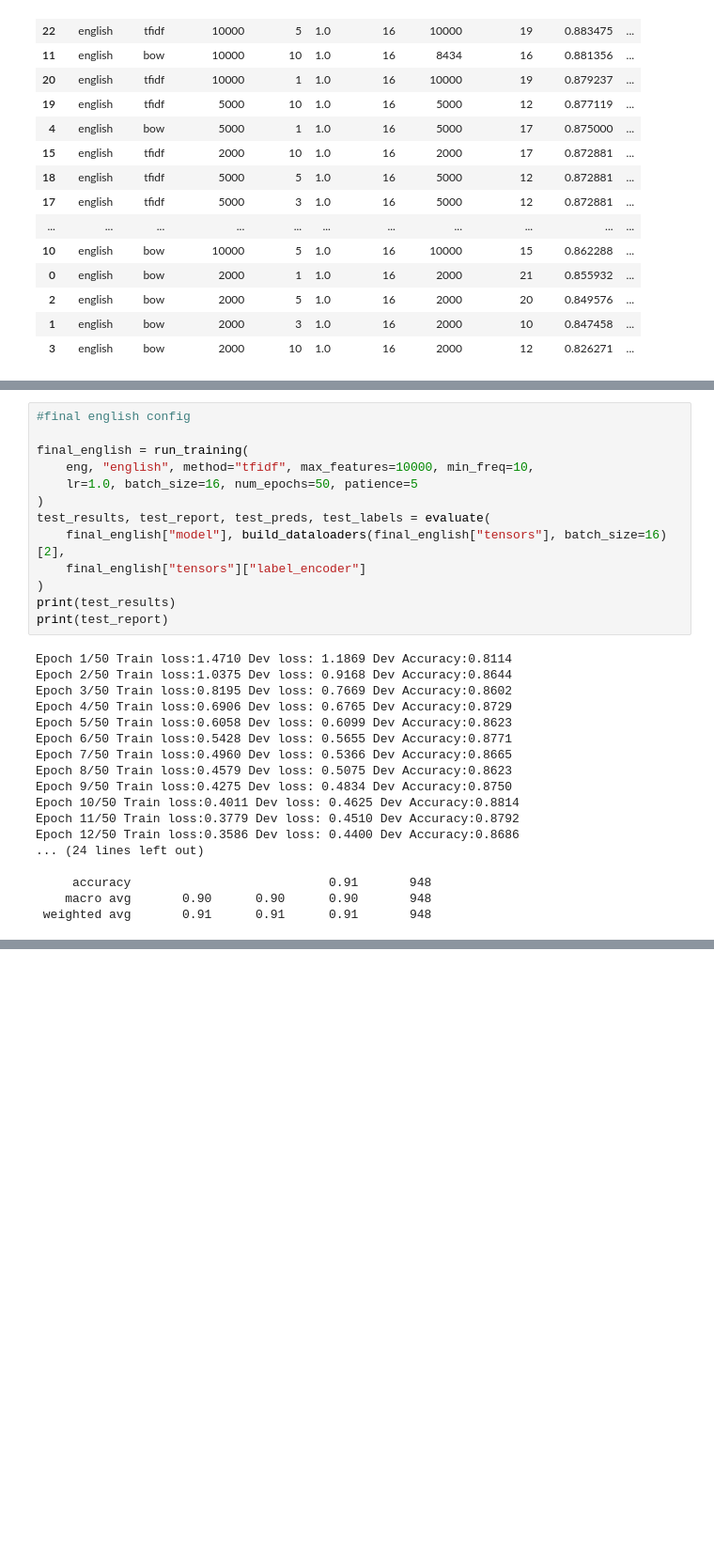
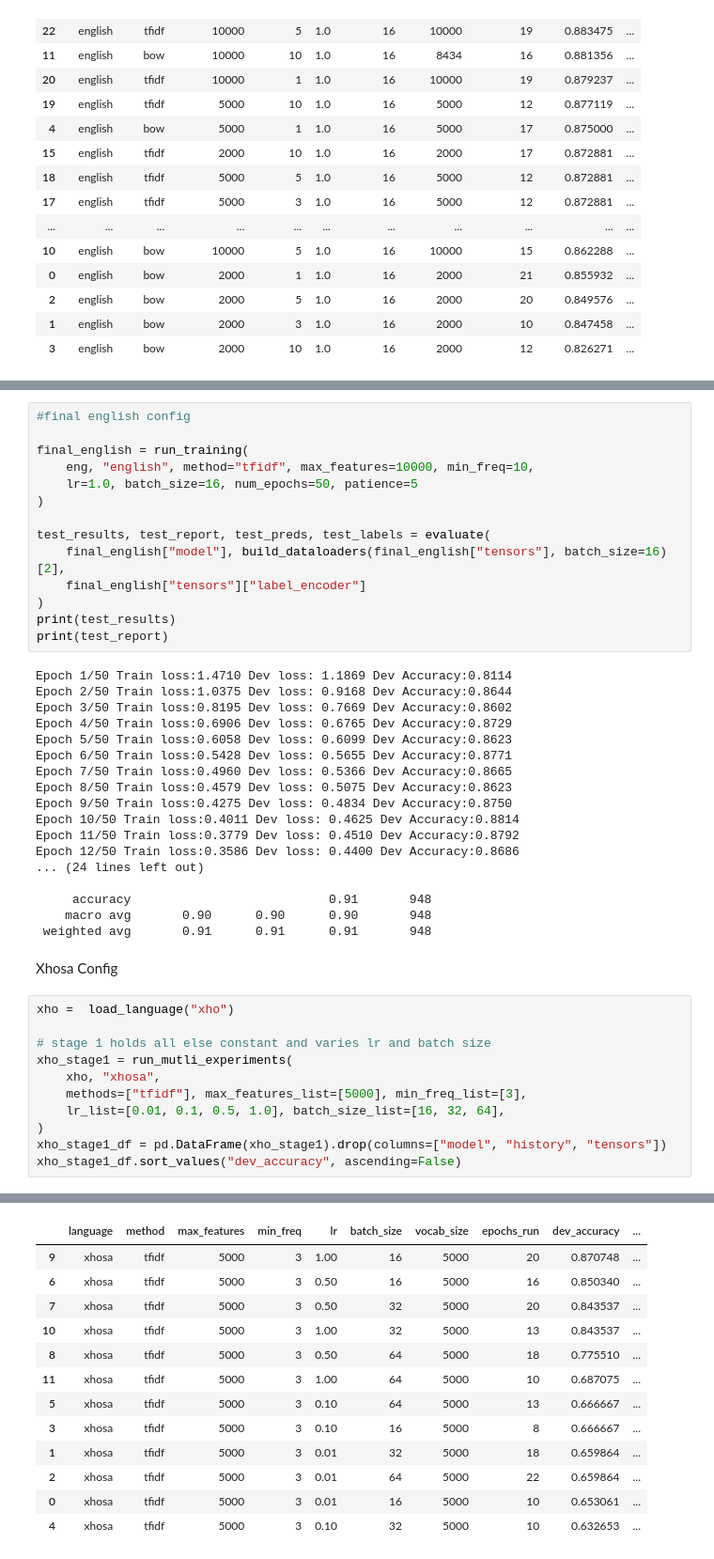
Before and after one commit to Tlotloolifant/Assignment-2, a Jupyter notebook: Assignment 2.ipynb, the cells around one changed output, grey strips where cells are left out. Shown at 94% size. Drawn from its saved outputs; the diff is of its cells as text; blank space fills up the shorter version.

```diff
--- a/Assignment 2.ipynb
+++ b/Assignment 2.ipynb
@@ -637,6 +670,7 @@ final_english = run_training(
     eng, "english", method="tfidf", max_features=10000, min_freq=10,
     lr=1.0, batch_size=16, num_epochs=50, patience=5
 )
+
 test_results, test_report, test_preds, test_labels = evaluate(
     final_english["model"], build_dataloaders(final_english["tensors"], batch_size=16)[2],
     final_english["tensors"]["label_encoder"]
@@ -661,3 +695,17 @@ Epoch 12/50 Train loss:0.3586 Dev loss: 0.4400 Dev Accuracy:0.8686
      accuracy                           0.91       948
     macro avg       0.90      0.90      0.90       948
  weighted avg       0.91      0.91      0.91       948
+# %% [markdown]
+Xhosa Config
+# %%
+xho =  load_language("xho")
+
+# stage 1 holds all else constant and varies lr and batch size
+xho_stage1 = run_mutli_experiments(
+    xho, "xhosa",
+    methods=["tfidf"], max_features_list=[5000], min_freq_list=[3],
+    lr_list=[0.01, 0.1, 0.5, 1.0], batch_size_list=[16, 32, 64],
+)
+xho_stage1_df = pd.DataFrame(xho_stage1).drop(columns=["model", "history", "tensors"])
+xho_stage1_df.sort_values("dev_accuracy", ascending=False)
+# %% [output]
@@ -663,0 +729,13 @@ Epoch 12/50 Train loss:0.3586 Dev loss: 0.4400 Dev Accuracy:0.8686
+|  | language | method | max_features | min_freq | lr | batch_size | vocab_size | epochs_run | dev_accuracy | ... |
+| 9 | xhosa | tfidf | 5000 | 3 | 1.00 | 16 | 5000 | 20 | 0.870748 | ... |
+| 6 | xhosa | tfidf | 5000 | 3 | 0.50 | 16 | 5000 | 16 | 0.850340 | ... |
+| 7 | xhosa | tfidf | 5000 | 3 | 0.50 | 32 | 5000 | 20 | 0.843537 | ... |
+| 10 | xhosa | tfidf | 5000 | 3 | 1.00 | 32 | 5000 | 13 | 0.843537 | ... |
+| 8 | xhosa | tfidf | 5000 | 3 | 0.50 | 64 | 5000 | 18 | 0.775510 | ... |
+| 11 | xhosa | tfidf | 5000 | 3 | 1.00 | 64 | 5000 | 10 | 0.687075 | ... |
+| 5 | xhosa | tfidf | 5000 | 3 | 0.10 | 64 | 5000 | 13 | 0.666667 | ... |
+| 3 | xhosa | tfidf | 5000 | 3 | 0.10 | 16 | 5000 | 8 | 0.666667 | ... |
+| 1 | xhosa | tfidf | 5000 | 3 | 0.01 | 32 | 5000 | 18 | 0.659864 | ... |
+| 2 | xhosa | tfidf | 5000 | 3 | 0.01 | 64 | 5000 | 22 | 0.659864 | ... |
+| 0 | xhosa | tfidf | 5000 | 3 | 0.01 | 16 | 5000 | 10 | 0.653061 | ... |
+| 4 | xhosa | tfidf | 5000 | 3 | 0.10 | 32 | 5000 | 10 | 0.632653 | ... |
```
Also changed, not shown: parts of 10 cells of this notebook.
